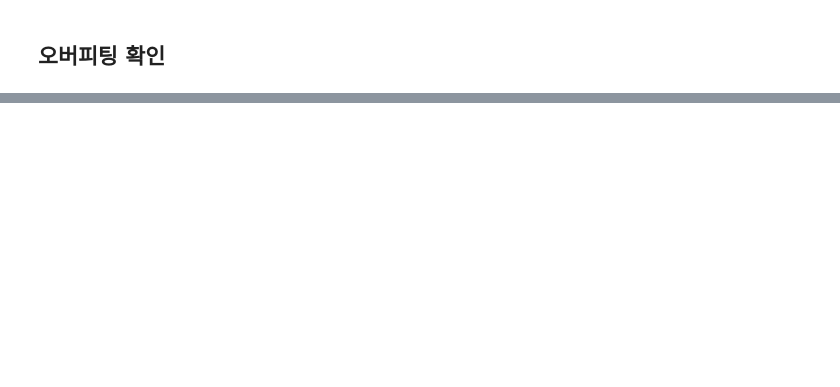
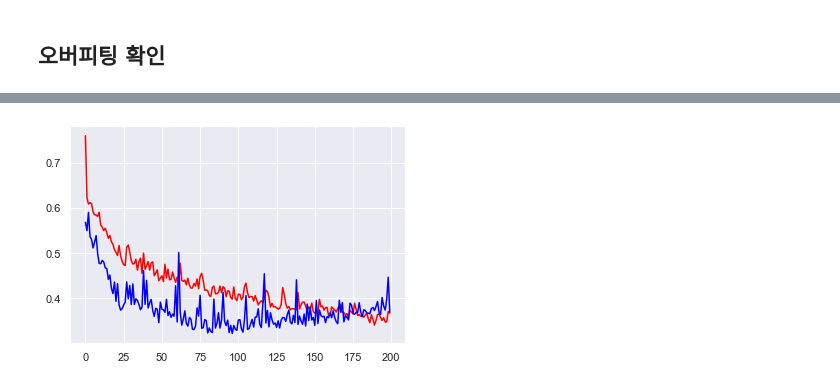
Before and after one commit to ssawwqdf/DL_practice, a Jupyter notebook: lec01_reg.ipynb, the cells around one changed output, grey strips where cells are left out. Saved outputs shown, nothing was run; the diff lists cells and outputs as text; code cells hidden in the pictures; blank space fills up the shorter version.

```diff
--- a/lec01_reg.ipynb
+++ b/lec01_reg.ipynb
@@ -239,0 +255,3 @@ plt.show()
+# %%
+X=ttnic.drop('Survived', axis=1)
+y=ttnic['Survived']
@@ -239,0 +262,9 @@ plt.show()
+# %%
+model1=Sequential() # 전체를 감싸는 모델
+
+# 모델 내에 레이어, Dense를 더해준다.relu
+model1.add(Dense(units=82, activation='relu', input_dim=8)) # input layer   # input_dim은 input에만 쓴다.
+model1.add(Dense(units=43, activation='relu'))                # hidden layer1
+model1.add(Dense(units=32, activation='relu'))                # hidden layer2
+model1.add(Dense(units=14, activation='relu'))                # hidden layer3
+model1.add(Dense(units=1, activation='sigmoid'))
@@ -239,0 +293,9 @@ plt.show()
+# %%
+model1.compile(loss='binary_crossentropy',
+              optimizer='adam',
+              metrics='accuracy')
+# %%
+res1=model1.fit(X,y,
+            epochs=200,
+            validation_split=0.2
+          )
@@ -239,0 +346,7 @@ plt.show()
+# %%
+plt.plot(np.arange(len(res1.history['loss'])), res1.history['loss'], c='red', label='loss')
+plt.plot(np.arange(len(res1.history['val_loss'])), res1.history['val_loss'], c='blue', label='val_loss')
+plt.legend()
+plt.show()
+# %% [output]
+[figure, added]
```
Also changed, not shown: parts of 15 cells of this notebook, 4 other files.
